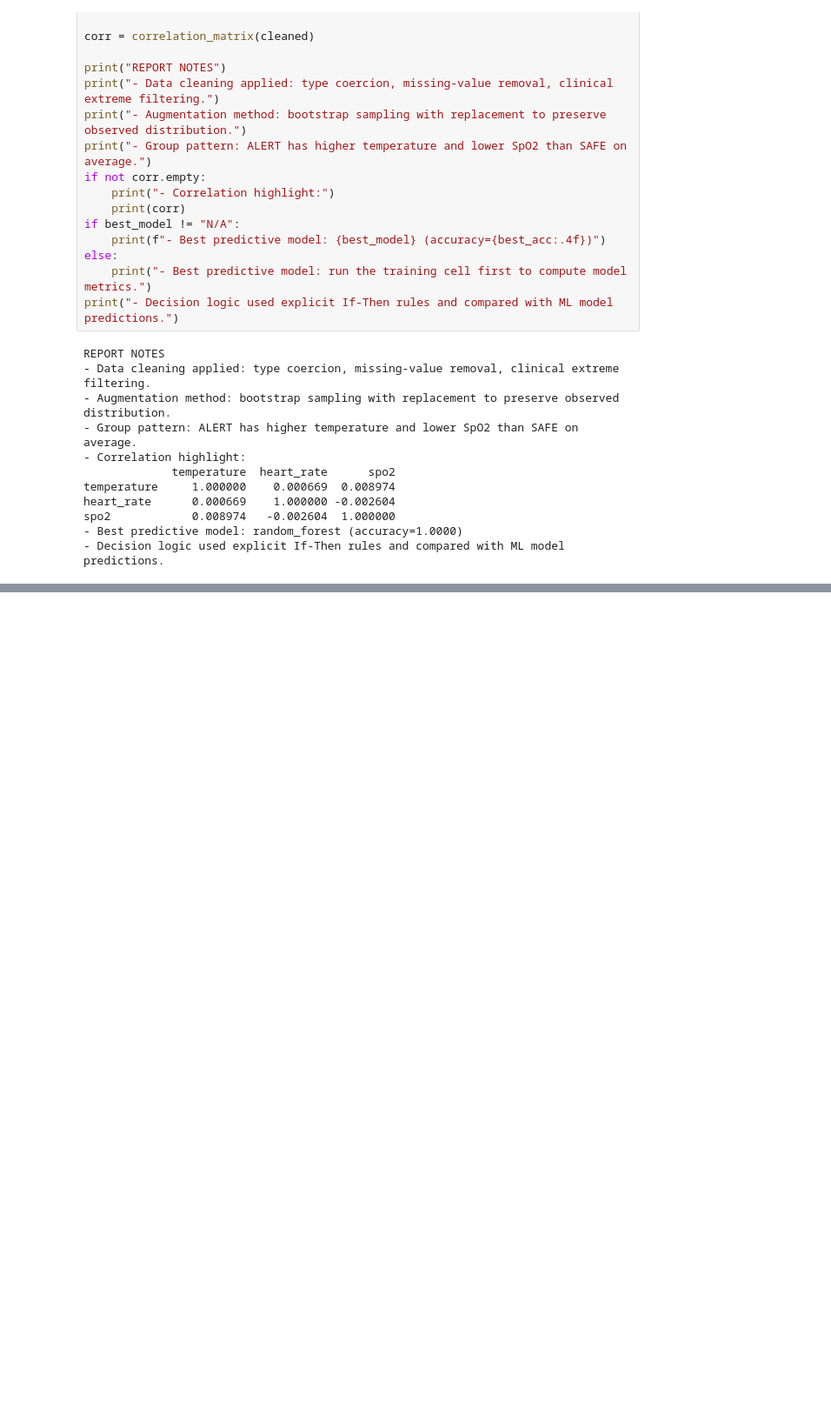
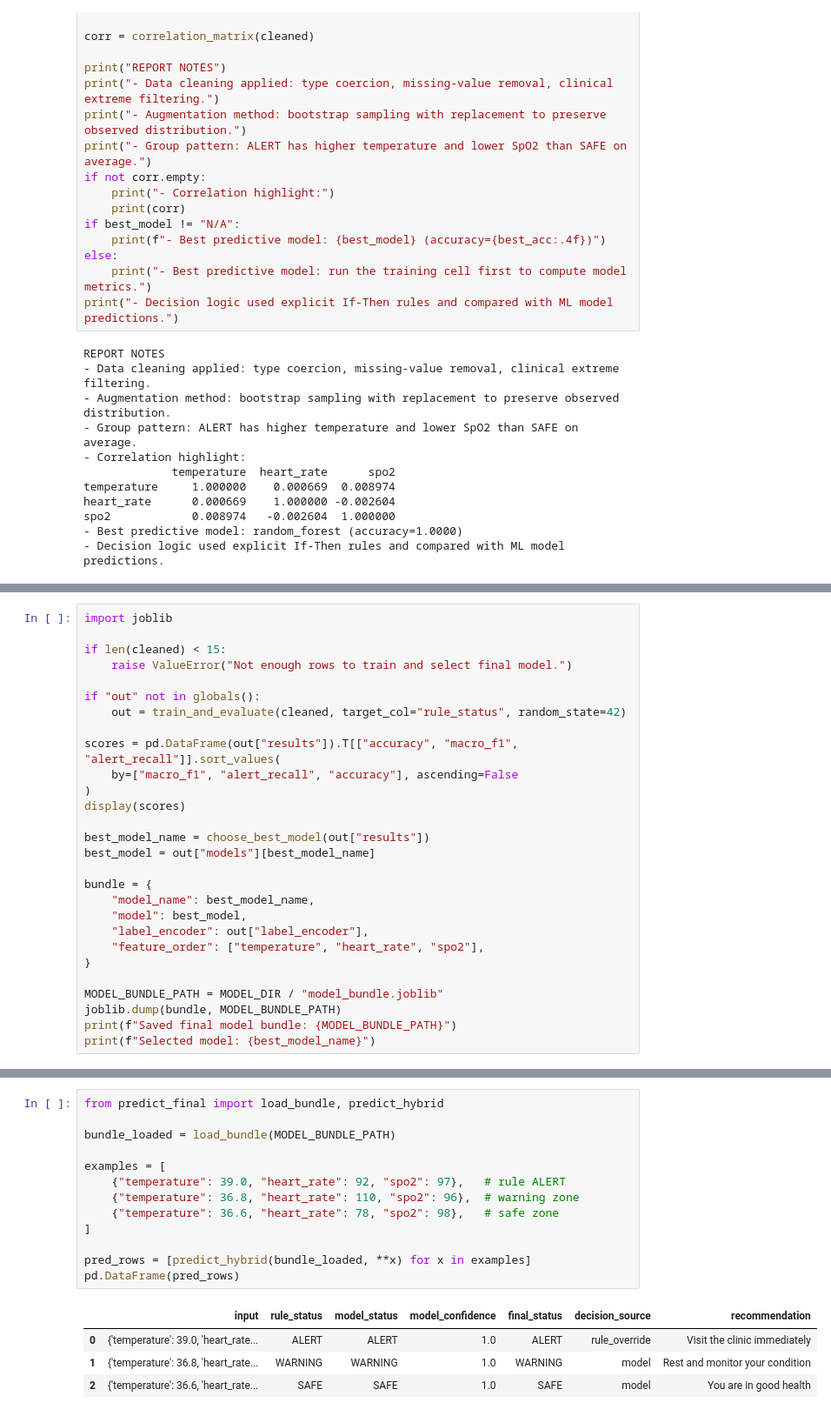
Before and after one commit to codeWithEdison/vital-signs-hub-34310112, a Jupyter notebook: model/analysis.ipynb, the cells around one changed output, grey strips where cells are left out. Shown at 87% size. Drawn from its saved outputs; the diff is of its cells as text; blank space fills up the shorter version.

```diff
--- a/model/analysis.ipynb
+++ b/model/analysis.ipynb
@@ -305,0 +319,28 @@ spo2            0.008974   -0.002604  1.000000
+# %%
+import joblib
+
+if len(cleaned) < 15:
+    raise ValueError("Not enough rows to train and select final model.")
+
+if "out" not in globals():
+    out = train_and_evaluate(cleaned, target_col="rule_status", random_state=42)
+
+scores = pd.DataFrame(out["results"]).T[["accuracy", "macro_f1", "alert_recall"]].sort_values(
+    by=["macro_f1", "alert_recall", "accuracy"], ascending=False
+)
+display(scores)
+
+best_model_name = choose_best_model(out["results"])
+best_model = out["models"][best_model_name]
+
+bundle = {
+    "model_name": best_model_name,
+    "model": best_model,
+    "label_encoder": out["label_encoder"],
+    "feature_order": ["temperature", "heart_rate", "spo2"],
+}
+
+MODEL_BUNDLE_PATH = MODEL_DIR / "model_bundle.joblib"
+joblib.dump(bundle, MODEL_BUNDLE_PATH)
+print(f"Saved final model bundle: {MODEL_BUNDLE_PATH}")
+print(f"Selected model: {best_model_name}")
@@ -305,0 +360,18 @@ spo2            0.008974   -0.002604  1.000000
+# %%
+from predict_final import load_bundle, predict_hybrid
+
+bundle_loaded = load_bundle(MODEL_BUNDLE_PATH)
+
+examples = [
+    {"temperature": 39.0, "heart_rate": 92, "spo2": 97},   # rule ALERT
+    {"temperature": 36.8, "heart_rate": 110, "spo2": 96},  # warning zone
+    {"temperature": 36.6, "heart_rate": 78, "spo2": 98},   # safe zone
+]
+
+pred_rows = [predict_hybrid(bundle_loaded, **x) for x in examples]
+pd.DataFrame(pred_rows)
+# %% [output]
+|  | input | rule_status | model_status | model_confidence | final_status | decision_source | recommendation |
+| 0 | {'temperature': 39.0, 'heart_rate... | ALERT | ALERT | 1.0 | ALERT | rule_override | Visit the clinic immediately |
+| 1 | {'temperature': 36.8, 'heart_rate... | WARNING | WARNING | 1.0 | WARNING | model | Rest and monitor your condition |
+| 2 | {'temperature': 36.6, 'heart_rate... | SAFE | SAFE | 1.0 | SAFE | model | You are in good health |
```
Also changed, not shown: parts of 5 cells of this notebook, 4 other files.
